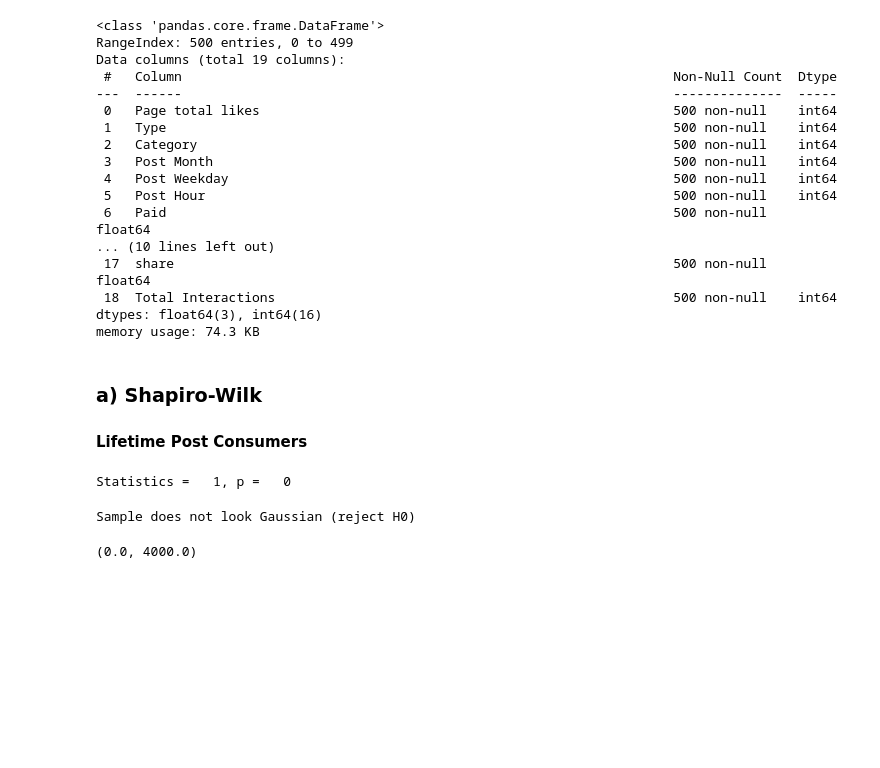
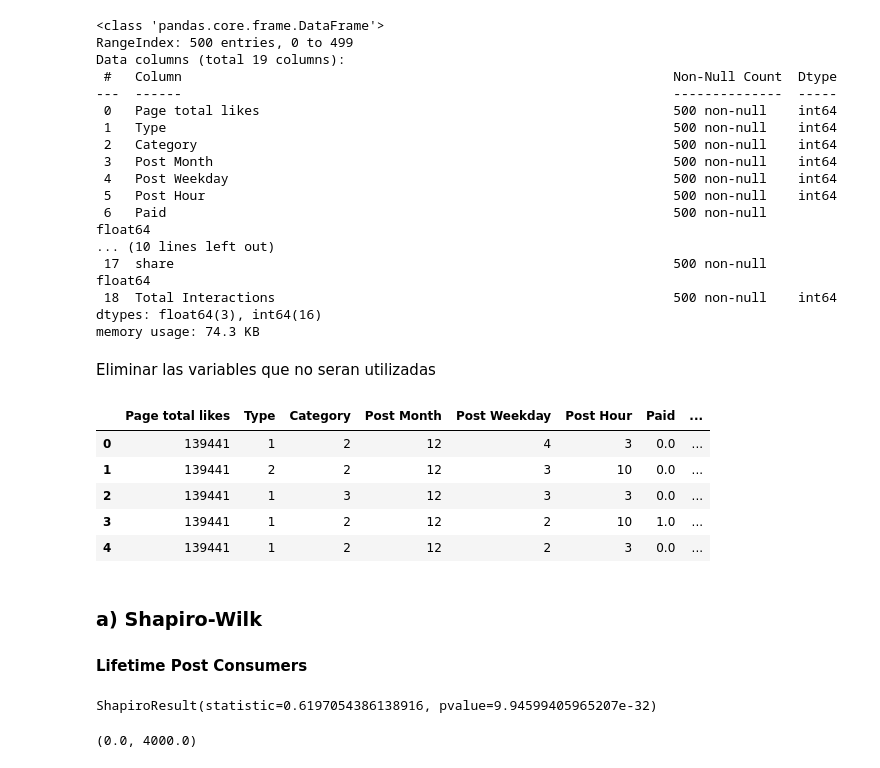
Before and after one commit to Bryan-Suelo/machine_learning, a Jupyter notebook: facebook_metrics/lifetime_post_consumers.ipynb, the cells around one changed output. Drawn from its saved outputs; the diff is of its cells as text; code cells hidden in the pictures; blank space fills up the shorter version.

```diff
--- a/facebook_metrics/lifetime_post_consumers.ipynb
+++ b/facebook_metrics/lifetime_post_consumers.ipynb
@@ -71,3 +77,5 @@ Data columns (total 19 columns):
  18  Total Interactions                                                   500 non-null    int64
 dtypes: float64(3), int64(16)
 memory usage: 74.3 KB
+# %% [markdown]
+Eliminar las variables que no seran utilizadas
@@ -74,3 +84,21 @@ memory usage: 74.3 KB
+# %%
+ndata.drop(["Lifetime Post Total Reach",
+"Lifetime Post Total Impressions",
+"Lifetime Engaged Users",
+"Lifetime Post Impressions by people who have liked your Page",
+"Lifetime Post reach by people who like your Page",
+"comment",
+"share",
+"Total Interactions"], axis=1, inplace= True)
+
+ndata.head()
+# %% [output]
+|  | Page total likes | Type | Category | Post Month | Post Weekday | Post Hour | Paid | ... |
+| 0 | 139441 | 1 | 2 | 12 | 4 | 3 | 0.0 | ... |
+| 1 | 139441 | 2 | 2 | 12 | 3 | 10 | 0.0 | ... |
+| 2 | 139441 | 1 | 3 | 12 | 3 | 3 | 0.0 | ... |
+| 3 | 139441 | 1 | 2 | 12 | 2 | 10 | 1.0 | ... |
+| 4 | 139441 | 1 | 2 | 12 | 2 | 3 | 0.0 | ... |
 # %% [markdown]
 ### a) Shapiro-Wilk
 #### Lifetime Post Consumers
@@ -79,14 +107,5 @@ data_mean, data_std = mean(data['Lifetime Post Consumers']), std(data['Lifetime
 # %%
-stat,p = shapiro(data['Lifetime Post Consumers'])
-print('Statistics = %3.f, p = %3.f' % (stat, p))
+print(shapiro(ndata['Lifetime Post Consumers']))
 # %% [output]
-Statistics =   1, p =   0
+ShapiroResult(statistic=0.6197054386138916, pvalue=9.94599405965207e-32)
-# %%
-alpha = 0.05
-if p > alpha:
-    print('Sample looks Gaussian (fail to reject H0)')
-else:
-    print('Sample does not look Gaussian (reject H0)')
-# %% [output]
-Sample does not look Gaussian (reject H0)
 # %%
```
Also changed, not shown: parts of 19 cells of this notebook, 1 other file.
